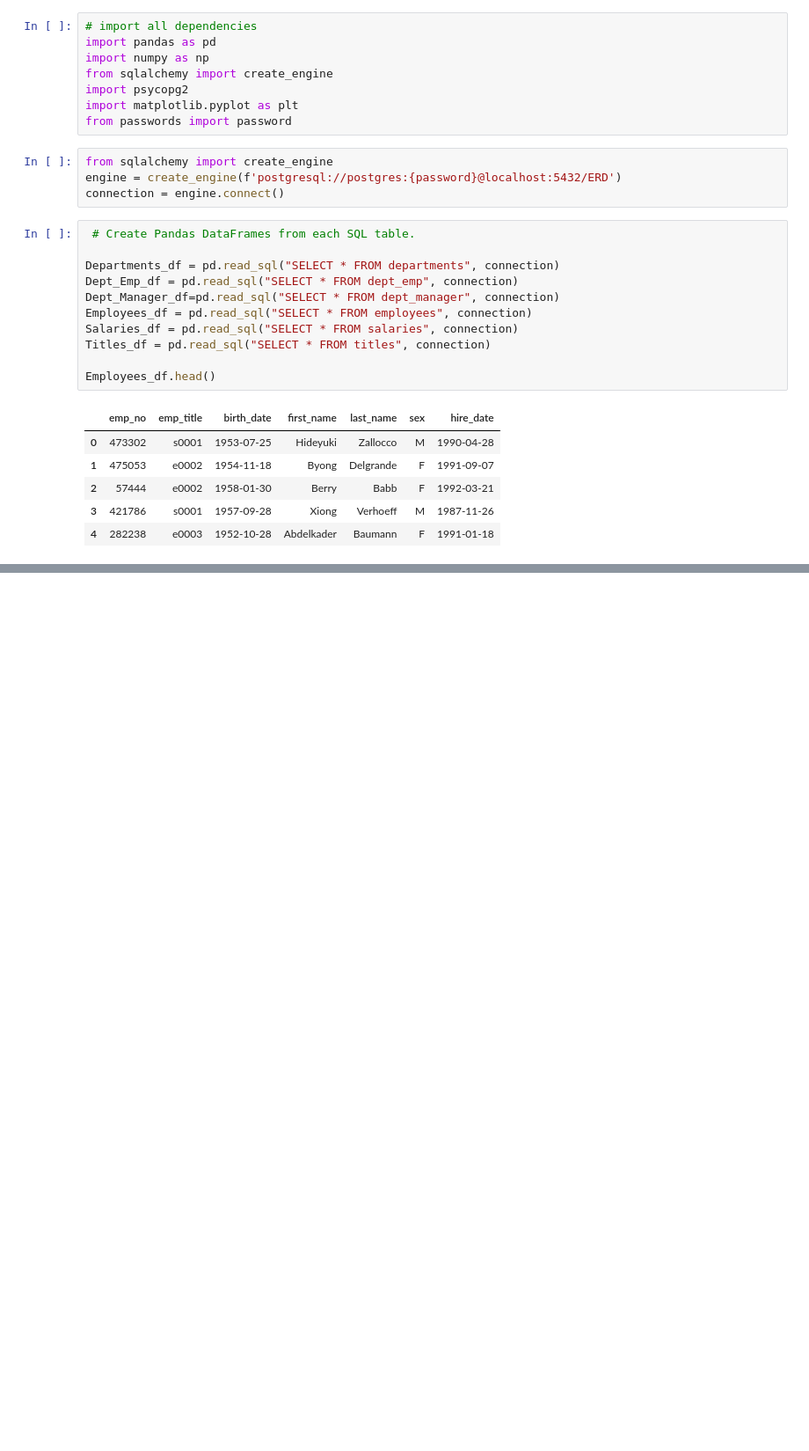
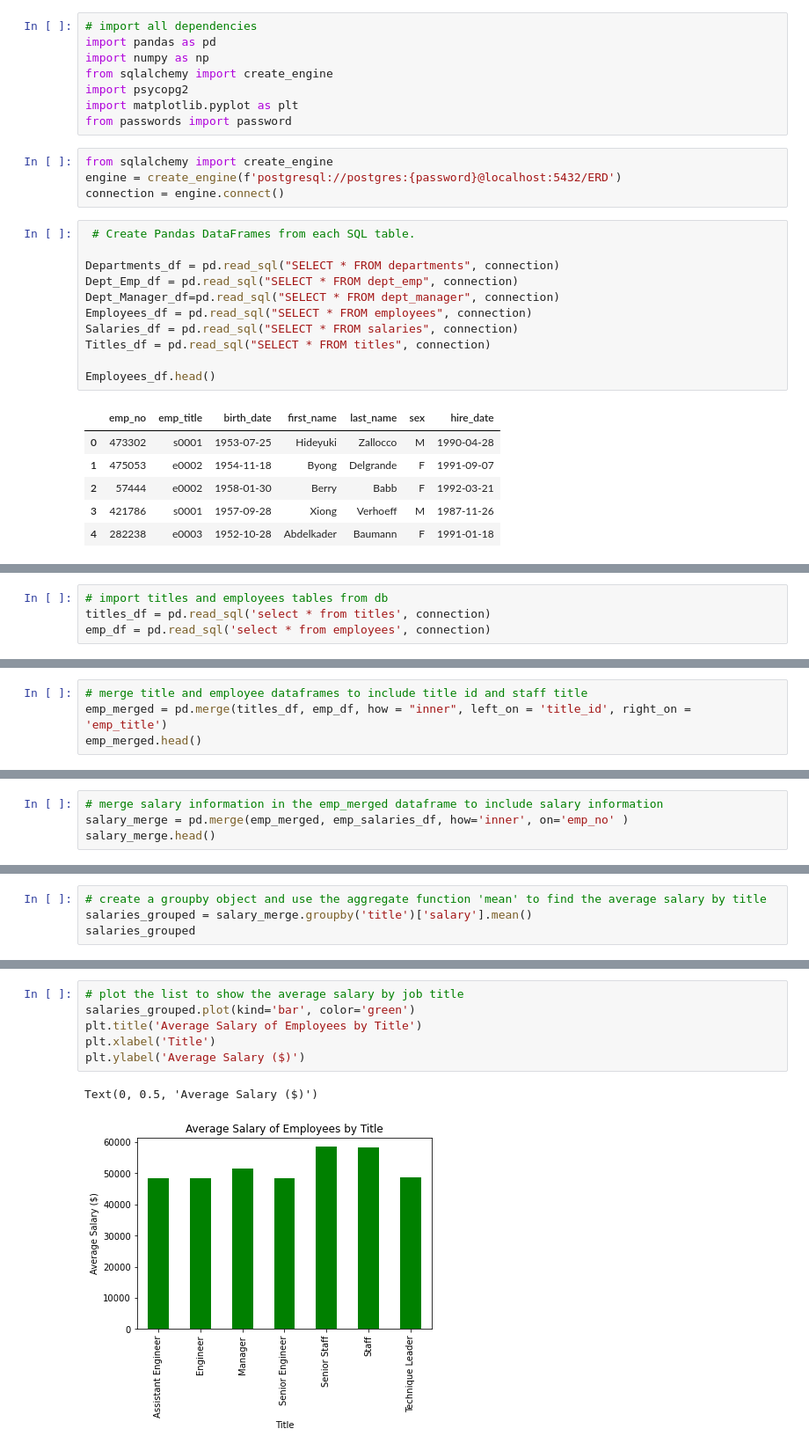
Before and after one commit to amir-motlagh/SQL-challenge, a Jupyter notebook: EmplyeeSQL/code/Bonus.ipynb, the cells around one changed output, grey strips where cells are left out. Shown at 88% size. Saved outputs shown, nothing was run; the diff lists cells and outputs as text; blank space fills up the shorter version.

```diff
--- a/EmplyeeSQL/code/Bonus.ipynb
+++ b/EmplyeeSQL/code/Bonus.ipynb
@@ -35,0 +55,4 @@ Employees_df.head()
+# %%
+# import titles and employees tables from db
+titles_df = pd.read_sql('select * from titles', connection)
+emp_df = pd.read_sql('select * from employees', connection)
@@ -35,0 +77,4 @@ Employees_df.head()
+# %%
+# merge title and employee dataframes to include title id and staff title
+emp_merged = pd.merge(titles_df, emp_df, how = "inner", left_on = 'title_id', right_on = 'emp_title')
+emp_merged.head()
@@ -35,0 +88,4 @@ Employees_df.head()
+# %%
+# merge salary information in the emp_merged dataframe to include salary information
+salary_merge = pd.merge(emp_merged, emp_salaries_df, how='inner', on='emp_no' )
+salary_merge.head()
@@ -35,0 +99,4 @@ Employees_df.head()
+# %%
+# create a groupby object and use the aggregate function 'mean' to find the average salary by title
+salaries_grouped = salary_merge.groupby('title')['salary'].mean()
+salaries_grouped
@@ -35,0 +113,9 @@ Employees_df.head()
+# %%
+# plot the list to show the average salary by job title
+salaries_grouped.plot(kind='bar', color='green')
+plt.title('Average Salary of Employees by Title')
+plt.xlabel('Title')
+plt.ylabel('Average Salary ($)')
+# %% [output]
+Text(0, 0.5, 'Average Salary ($)')
+[figure, added]
```
Also changed, not shown: parts of 7 cells of this notebook.
